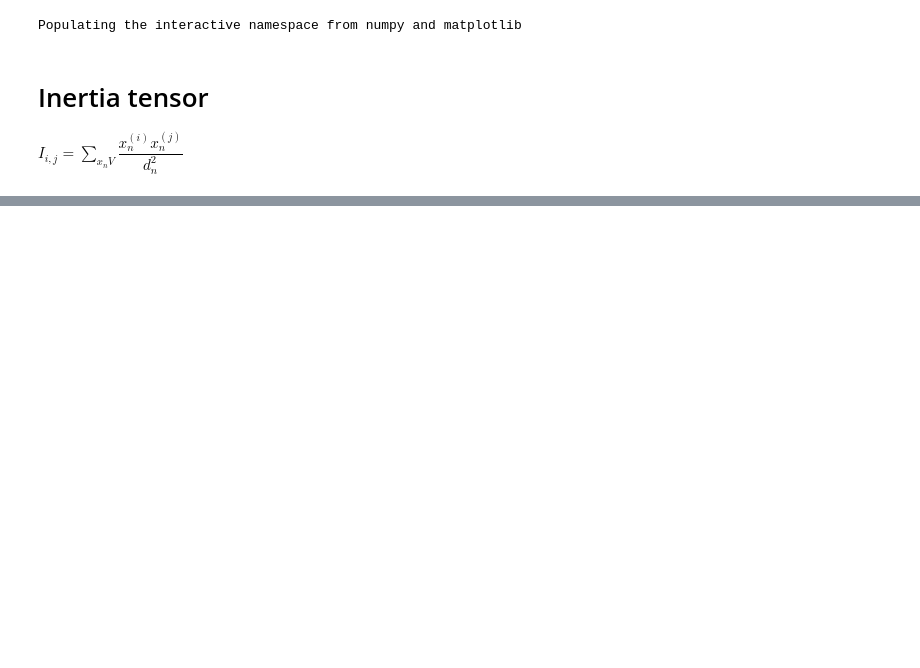
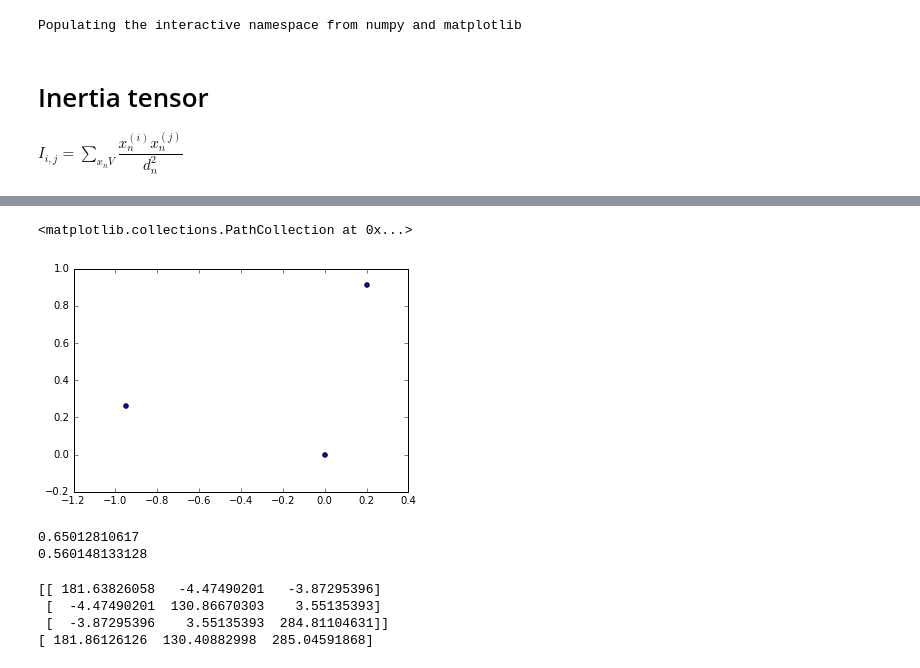
Before and after one commit to jngaravitoc/shapes, a Jupyter notebook: Shapes.ipynb, the cells around one changed output, grey strips where cells are left out. Drawn from its saved outputs; the diff is of its cells as text; code cells hidden in the pictures; blank space fills up the shorter version.

```diff
--- a/Shapes.ipynb
+++ b/Shapes.ipynb
@@ -53,0 +110,28 @@ TypeError: RIT() takes exactly 5 arguments (3 given)
+# %%
+scatter(-0.95, 0.26)
+scatter(0,0)
+scatter(0.2,0.91111)
+# %% [output]
+<matplotlib.collections.PathCollection at 0x...>
+[figure, added]
+# %%
+print ay/ax
+print az/ax
+# %% [output]
+0.65012810617
+0.560148133128
+# %%
+I_test = RIT(X, Y, Z, q, s)
+print I_test
+eival, evec = eig(I_test)
+print eival
+ax = eival[2]
+ay = eival[0]
+az = eival[1]
+s = sqrt(az/ax)
+q = sqrt(ay/ax)
+# %% [output]
+[[ 181.63826058   -4.47490201   -3.87295396]
+ [  -4.47490201  130.86670303    3.55135393]
+ [  -3.87295396    3.55135393  284.81104631]]
+[ 181.86126126  130.40882998  285.04591868]
```
Also changed, not shown: parts of 16 cells of this notebook.
